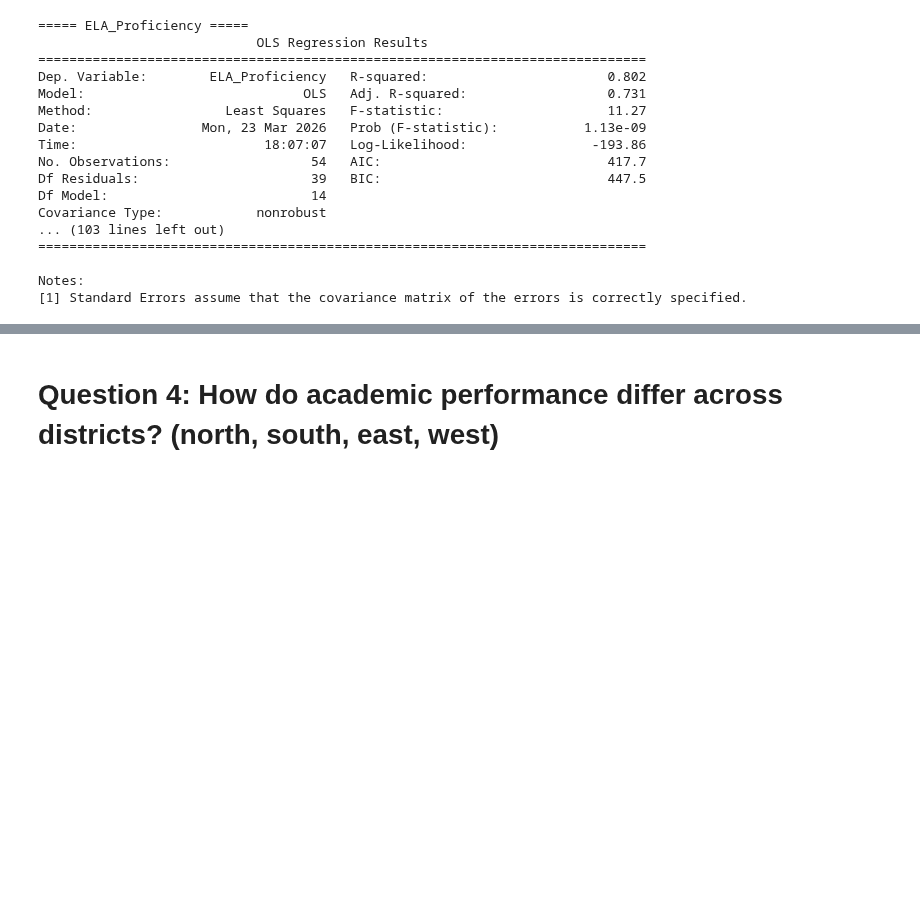
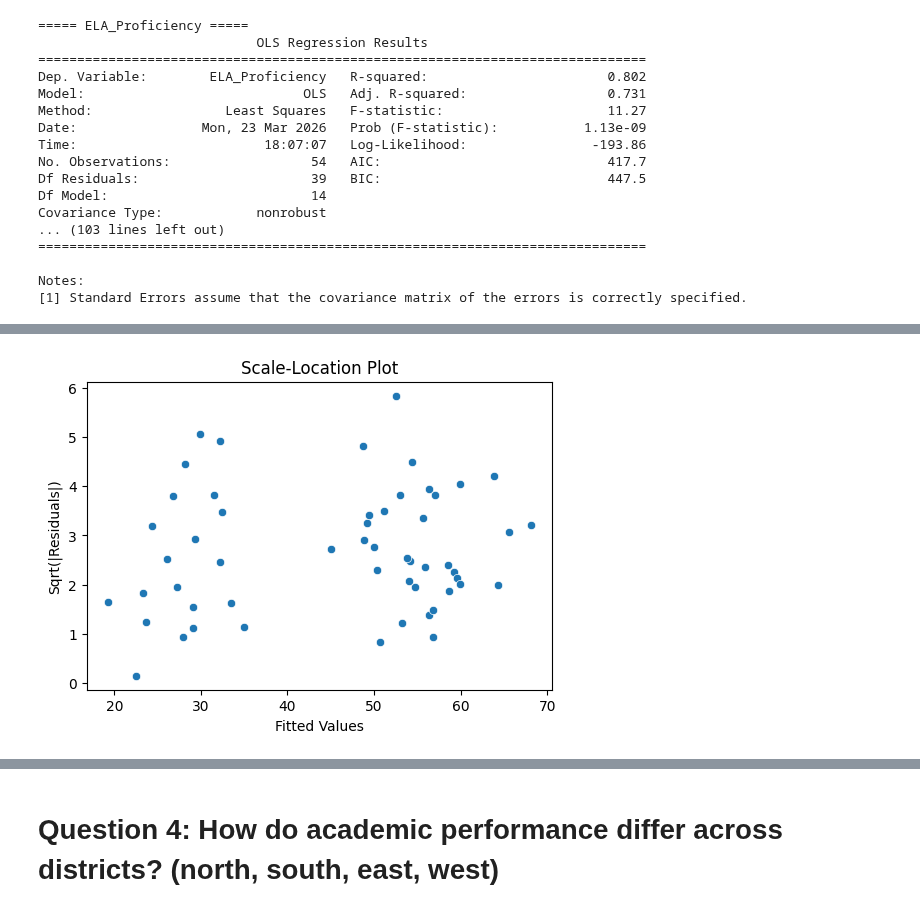
Before and after one commit to IshitaSingh23/STUDENT-MEALS, a Jupyter notebook: EDA.ipynb, the cells around one changed output, grey strips where cells are left out. Cells and saved outputs as stored; diff of their text form; code cells hidden in the pictures; blank space fills up the shorter version.

```diff
--- a/EDA.ipynb
+++ b/EDA.ipynb
@@ -1068,0 +1081,11 @@ Notes:
+# %%
+import numpy as np
+
+plt.figure(figsize=(6,4))
+sns.scatterplot(x=fitted, y=np.sqrt(np.abs(residuals)))
+plt.xlabel("Fitted Values")
+plt.ylabel("Sqrt(|Residuals|)")
+plt.title("Scale-Location Plot")
+plt.show()
+# %% [output]
+[figure, added]
```
Also changed, not shown: parts of 7 cells of this notebook, 7 other files.
